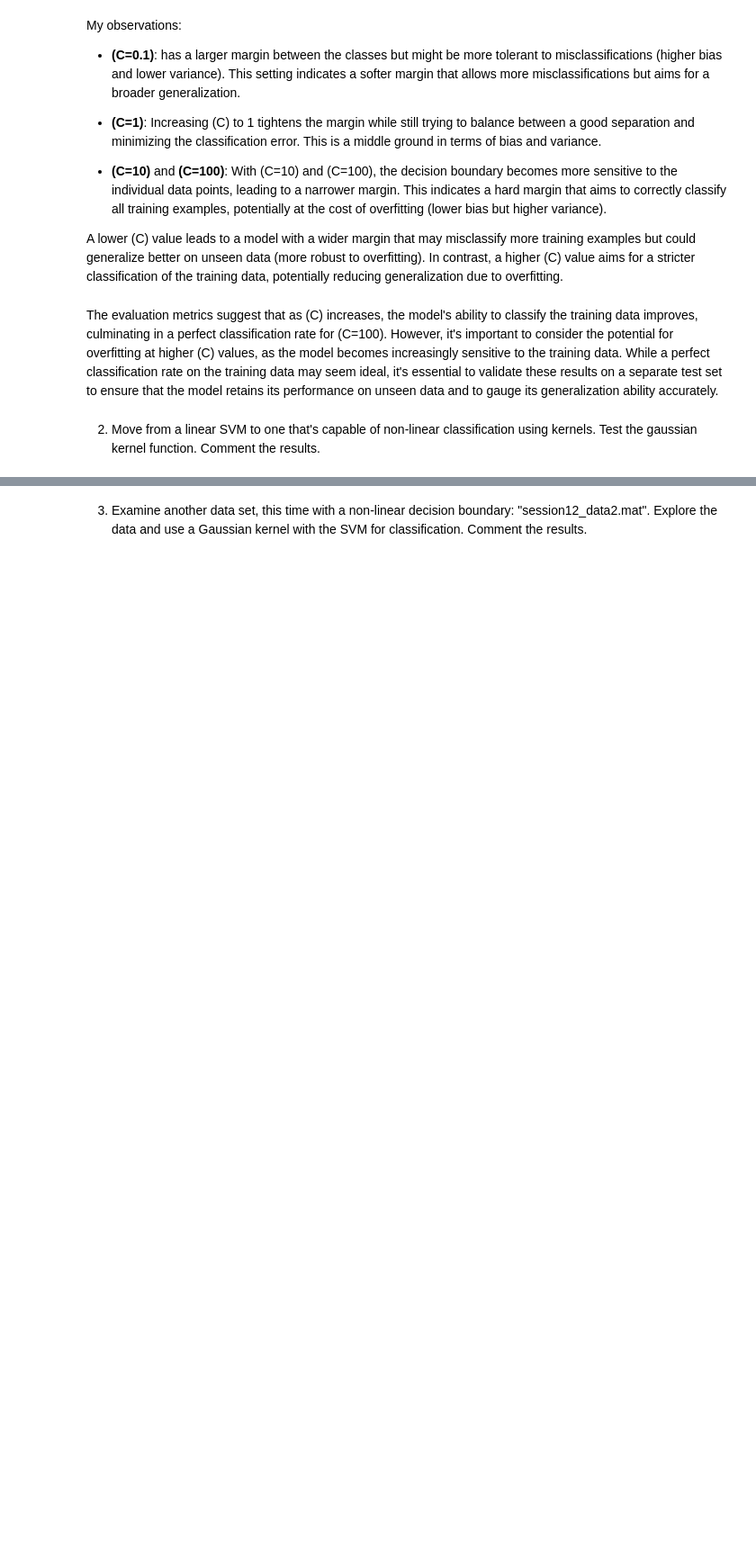
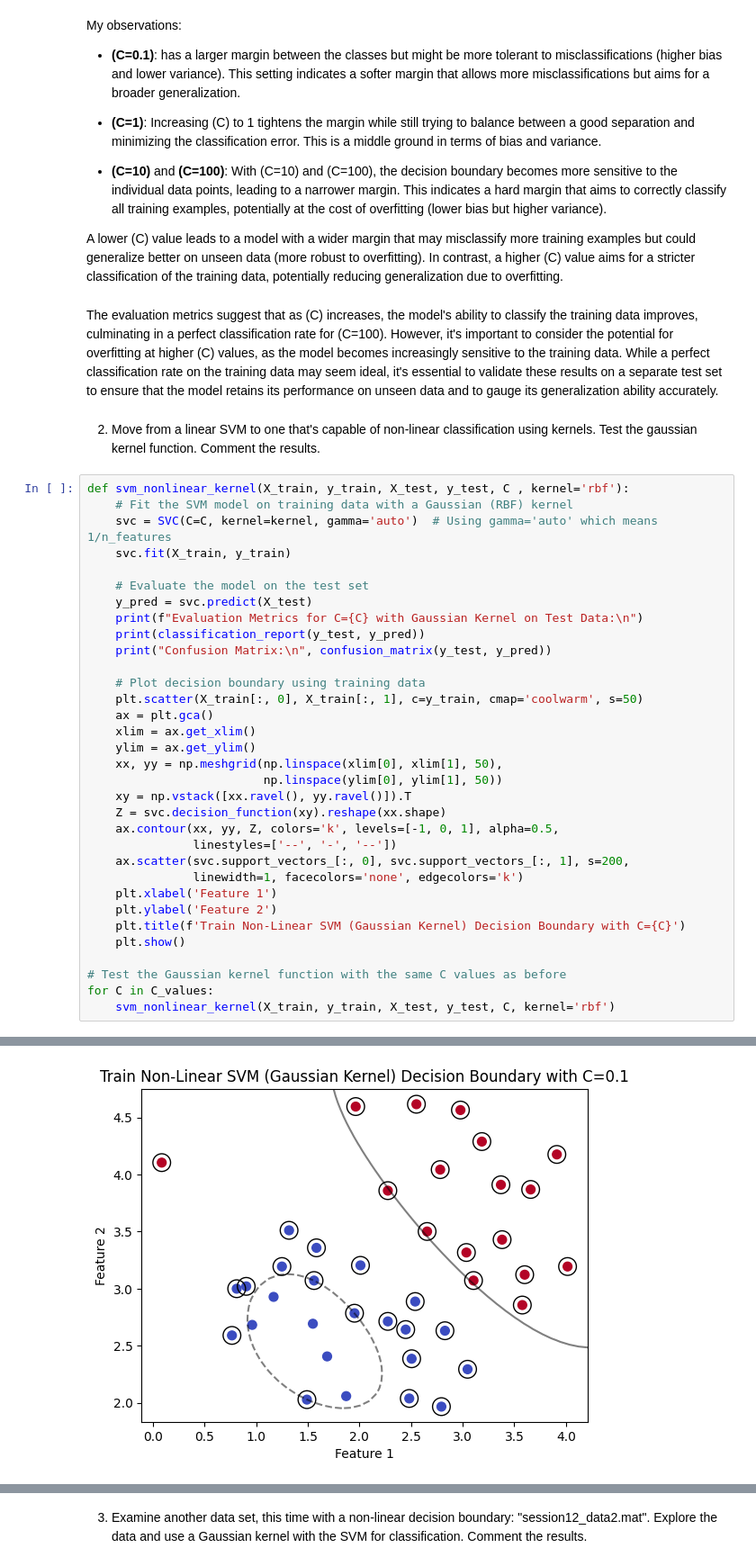
Before and after one commit to gabrieldeolaguibel/ML-Projects, a Jupyter notebook: assignments/practical_session4/session_12-SVMs.ipynb, the cells around one changed output, grey strips where cells are left out. Shown at 90% size. Cells and saved outputs as stored; diff of their text form; blank space fills up the shorter version.

```diff
--- a/assignments/practical_session4/session_12-SVMs.ipynb
+++ b/assignments/practical_session4/session_12-SVMs.ipynb
@@ -136,3 +136,37 @@ A lower \(C\) value leads to a model with a wider margin that may misclassify mo
 The evaluation metrics suggest that as \(C\) increases, the model's ability to classify the training data improves, culminating in a perfect classification rate for \(C=100\). However, it's important to consider the potential for overfitting at higher \(C\) values, as the model becomes increasingly sensitive to the training data. While a perfect classification rate on the training data may seem ideal, it's essential to validate these results on a separate test set to ensure that the model retains its performance on unseen data and to gauge its generalization ability accurately.
 # %% [markdown]
 2) Move from a linear SVM to one that's capable of non-linear classification using kernels. Test the gaussian kernel function. Comment the results.
+# %%
+def svm_nonlinear_kernel(X_train, y_train, X_test, y_test, C , kernel='rbf'):
+    # Fit the SVM model on training data with a Gaussian (RBF) kernel
+    svc = SVC(C=C, kernel=kernel, gamma='auto')  # Using gamma='auto' which means 1/n_features
+    svc.fit(X_train, y_train)
+
+    # Evaluate the model on the test set
+    y_pred = svc.predict(X_test)
+    print(f"Evaluation Metrics for C={C} with Gaussian Kernel on Test Data:\n")
+    print(classification_report(y_test, y_pred))
+    print("Confusion Matrix:\n", confusion_matrix(y_test, y_pred))
+
+    # Plot decision boundary using training data
+    plt.scatter(X_train[:, 0], X_train[:, 1], c=y_train, cmap='coolwarm', s=50)
+    ax = plt.gca()
+    xlim = ax.get_xlim()
+    ylim = ax.get_ylim()
+    xx, yy = np.meshgrid(np.linspace(xlim[0], xlim[1], 50),
+                         np.linspace(ylim[0], ylim[1], 50))
+    xy = np.vstack([xx.ravel(), yy.ravel()]).T
+    Z = svc.decision_function(xy).reshape(xx.shape)
+    ax.contour(xx, yy, Z, colors='k', levels=[-1, 0, 1], alpha=0.5,
+               linestyles=['--', '-', '--'])
+    ax.scatter(svc.support_vectors_[:, 0], svc.support_vectors_[:, 1], s=200,
+               linewidth=1, facecolors='none', edgecolors='k')
+    plt.xlabel('Feature 1')
+    plt.ylabel('Feature 2')
+    plt.title(f'Train Non-Linear SVM (Gaussian Kernel) Decision Boundary with C={C}')
+    plt.show()
+
+# Test the Gaussian kernel function with the same C values as before
+for C in C_values:
+    svm_nonlinear_kernel(X_train, y_train, X_test, y_test, C, kernel='rbf')
+# %% [output]
@@ -138,0 +187 @@ The evaluation metrics suggest that as \(C\) increases, the model's ability to c
+[figure, added]
```
Also changed, not shown: parts of 17 cells of this notebook, 4 other files.
